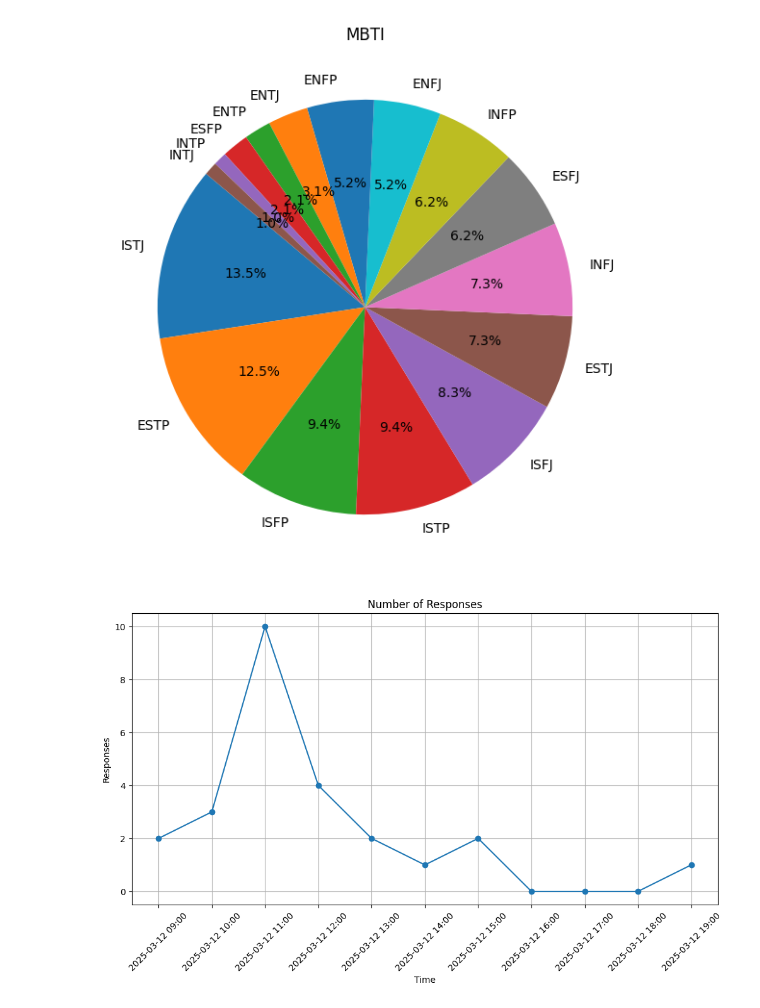
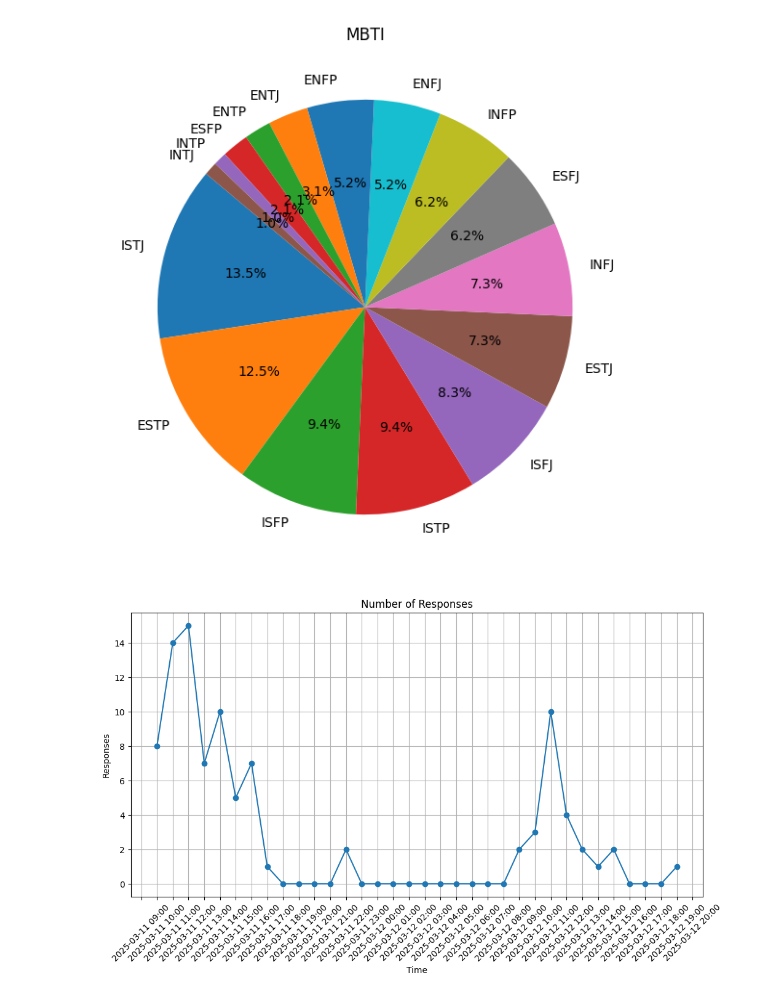
Before and after one commit to GyoseungKu/Bird_Response_Analysis, a Jupyter notebook: BirdResponseAnalysis.ipynb, the cells around one changed output. Drawn from its saved outputs; the diff is of its cells as text; code cells hidden in the pictures.

```diff
--- a/BirdResponseAnalysis.ipynb
+++ b/BirdResponseAnalysis.ipynb
@@ -102,29 +102,29 @@ plt.show()
 # %%
 # 응답 시간 통계
 
 from matplotlib.dates import HourLocator, DateFormatter
 
 clean_data['time'] = pd.to_datetime(clean_data['time'])
 
-start_date = pd.to_datetime('2025-03-12 00:00:00')
-end_date = pd.to_datetime('2025-03-14 00:00:00')
+start_date = pd.to_datetime('2025-03-11 00:00:00')
+end_date = pd.to_datetime('2025-03-13 00:00:00')
 filtered_data = clean_data[(clean_data['time'] >= start_date) & (clean_data['time'] < end_date)]
 
 
 hourly_responses = filtered_data.resample('h', on='time').size()
 
 plt.figure(figsize=(12, 6))
 plt.plot(hourly_responses.index, hourly_responses, marker='o')
 plt.title('Number of Responses')
 plt.xlabel('Time')
 plt.ylabel('Responses')
 plt.xticks(rotation=45)
 plt.grid(True)
 
 ax = plt.gca()
 ax.xaxis.set_major_locator(HourLocator(interval=1))
 ax.xaxis.set_major_formatter(DateFormatter('%Y-%m-%d %H:%M'))
 
 plt.show()
 # %% [output]
-[figure, old version]
+[figure, new version]
```
